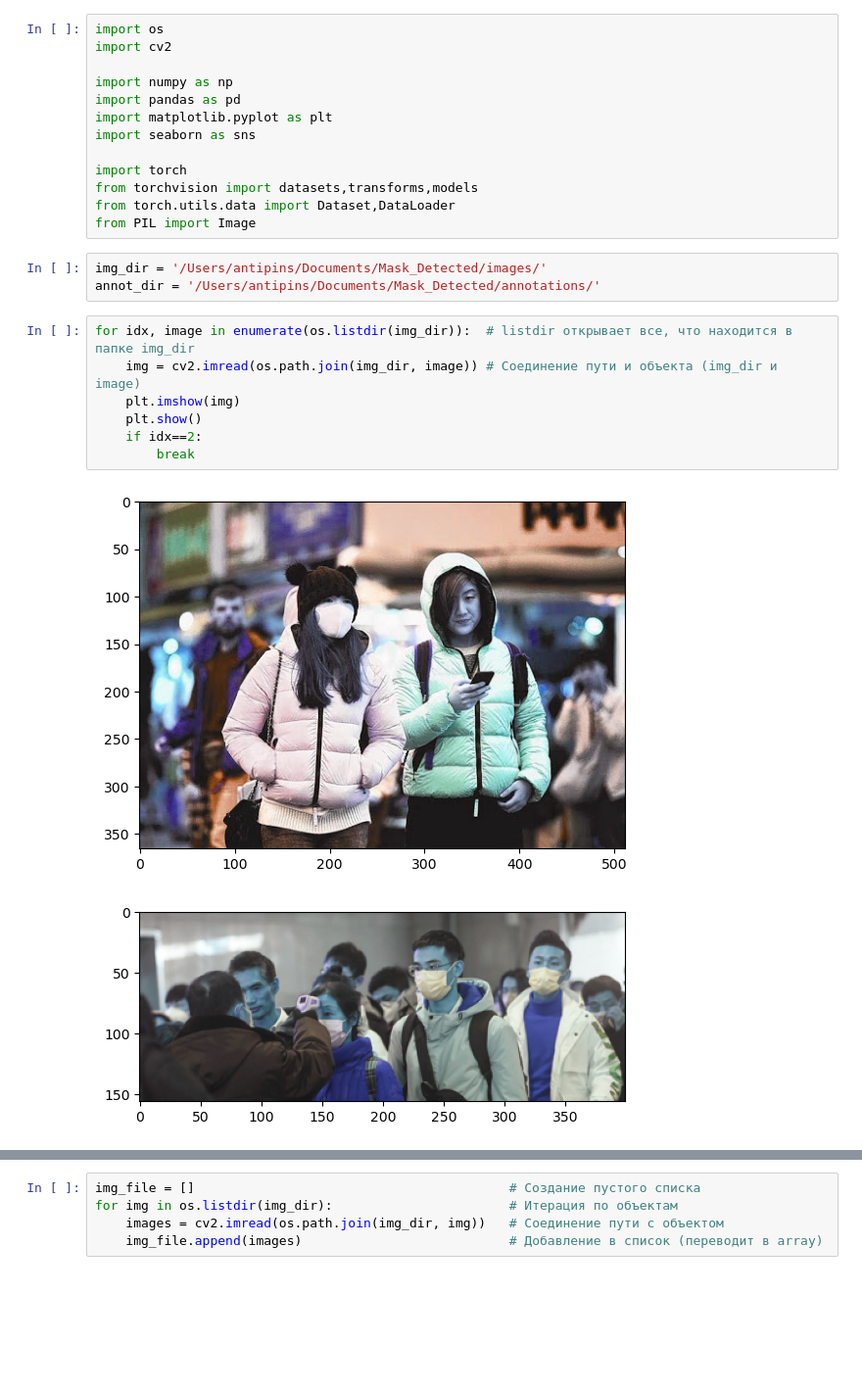
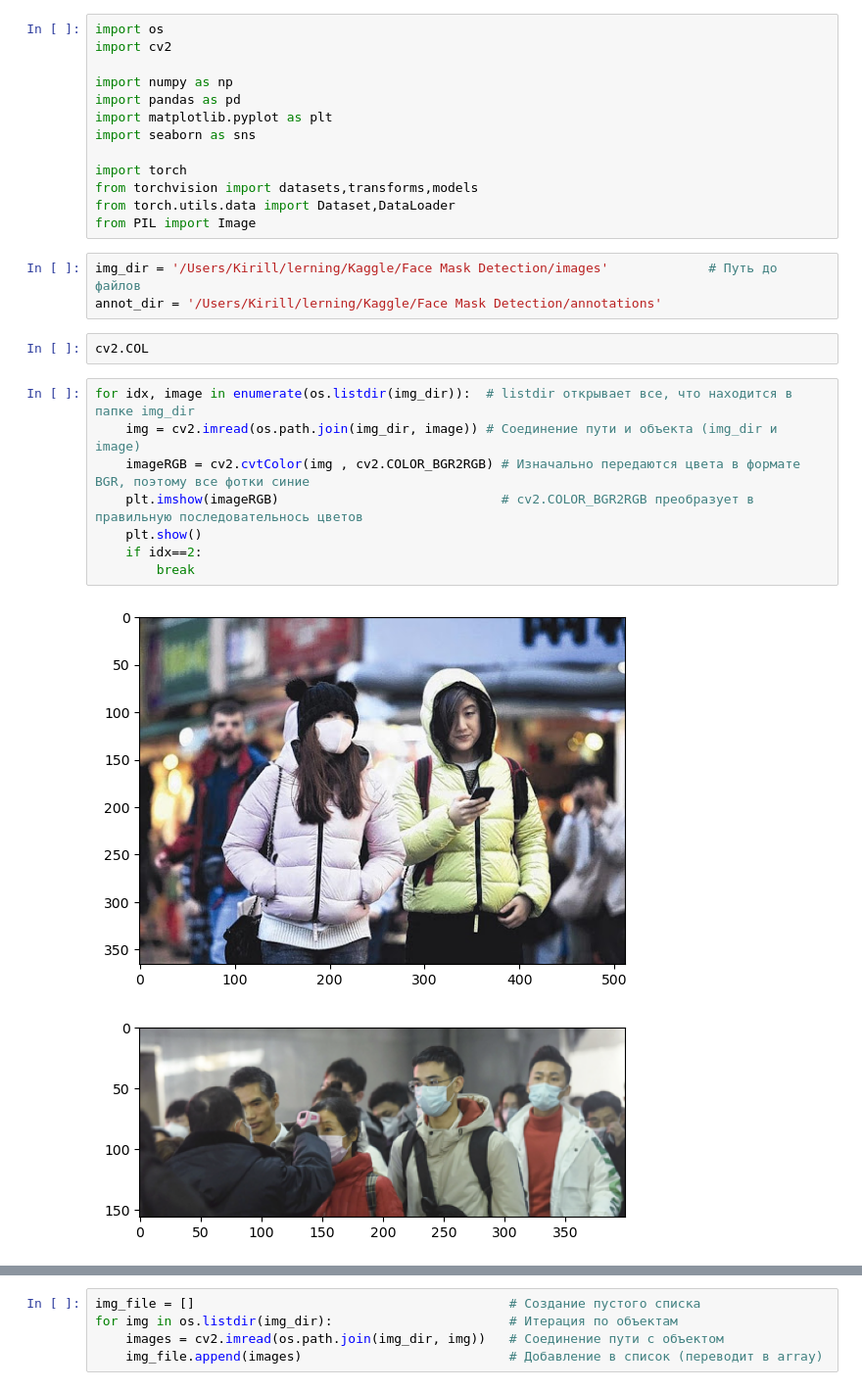
Before and after one commit to Zikarakus/FromWork, a Jupyter notebook: CNN_mask.ipynb, the cells around one changed output, grey strips where cells are left out. Shown at 98% size. Drawn from its saved outputs; the diff is of its cells as text; blank space fills up the shorter version.

```diff
--- a/CNN_mask.ipynb
+++ b/CNN_mask.ipynb
@@ -12,15 +12,18 @@ from torchvision import datasets,transforms,models
 from torch.utils.data import Dataset,DataLoader
 from PIL import Image
 # %%
-img_dir = '/Users/antipins/Documents/Mask_Detected/images/'
-annot_dir = '/Users/antipins/Documents/Mask_Detected/annotations/'
+img_dir = '/Users/Kirill/lerning/Kaggle/Face Mask Detection/images'             # Путь до файлов
+annot_dir = '/Users/Kirill/lerning/Kaggle/Face Mask Detection/annotations'
+# %%
+cv2.COL
 # %%
 for idx, image in enumerate(os.listdir(img_dir)):  # listdir открывает все, что находится в папке img_dir
     img = cv2.imread(os.path.join(img_dir, image)) # Соединение пути и объекта (img_dir и image)
-    plt.imshow(img)
+    imageRGB = cv2.cvtColor(img , cv2.COLOR_BGR2RGB) # Изначально передаются цвета в формате BGR, поэтому все фотки синие
+    plt.imshow(imageRGB)                             # cv2.COLOR_BGR2RGB преобразует в правильную последовательнось цветов
     plt.show()
     if idx==2:
         break
 # %% [output]
-[figure, old version]
+[figure, new version]
-[figure, old version]
+[figure, new version]
```
Also changed, not shown: parts of 8 cells of this notebook.
